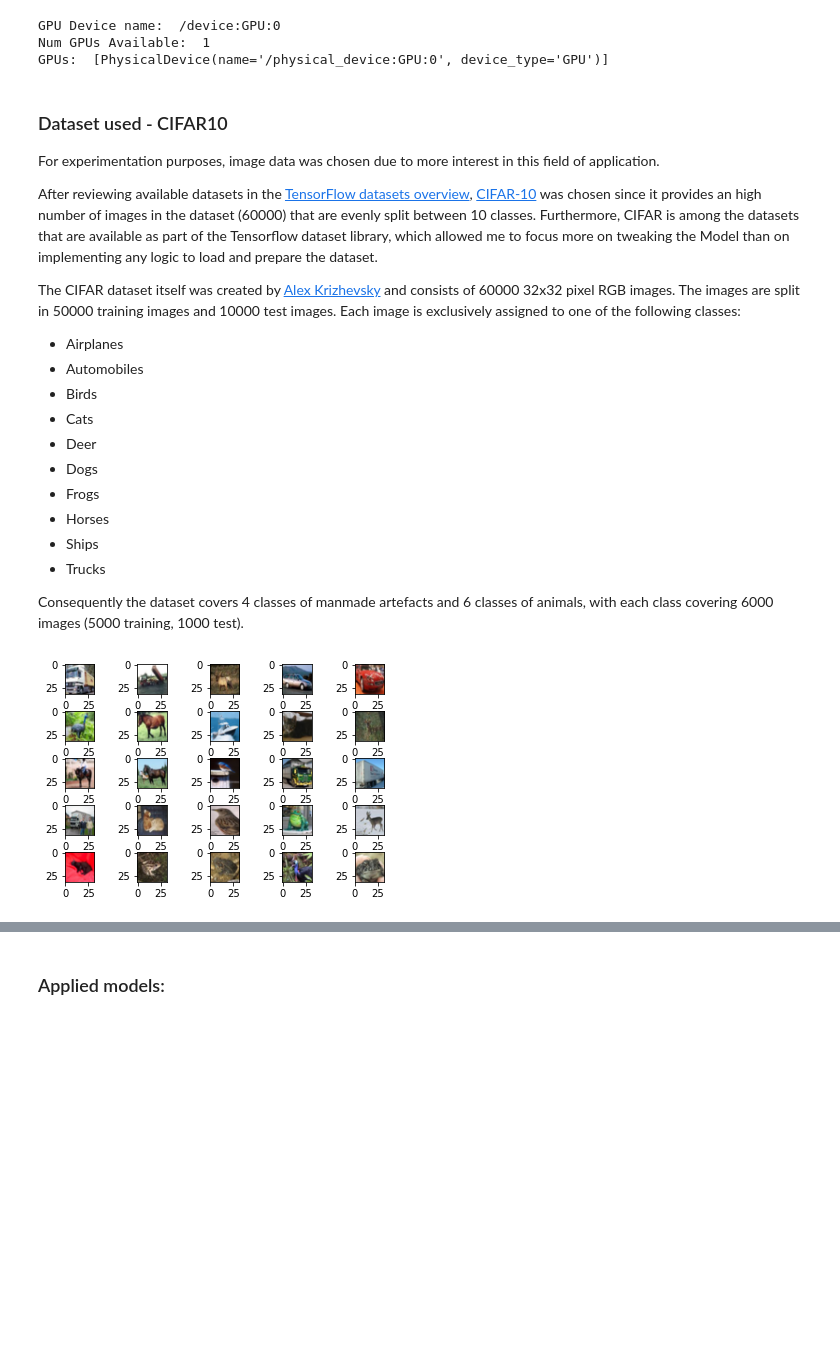
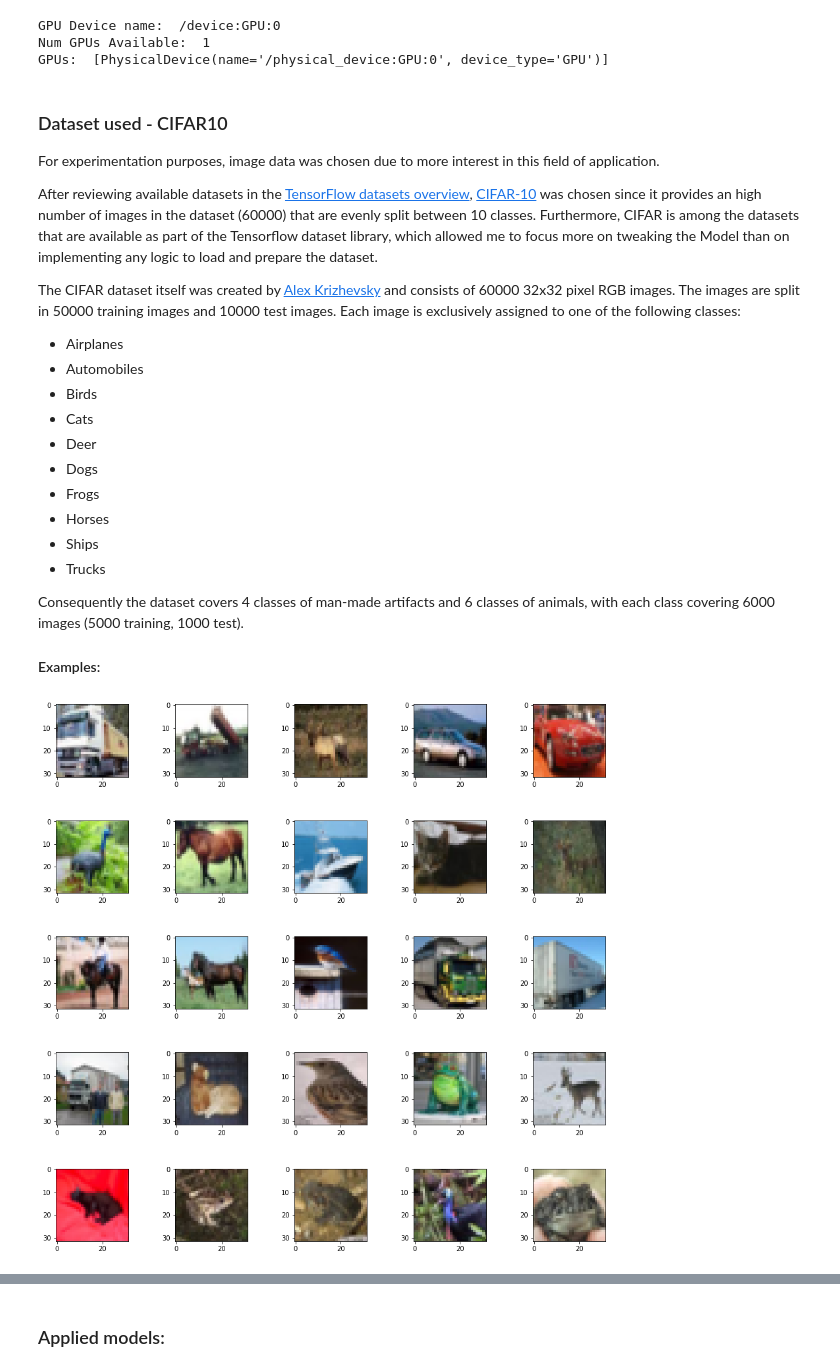
Before and after one commit to kocmana/tw_mle_exercise5, a Jupyter notebook: tw_mle_exercise5.ipynb, the cells around one changed output, grey strips where cells are left out. Drawn from its saved outputs; the diff is of its cells as text; code cells hidden in the pictures; blank space fills up the shorter version.

```diff
--- a/tw_mle_exercise5.ipynb
+++ b/tw_mle_exercise5.ipynb
@@ -99,29 +103,30 @@ Each image is exclusively assigned to one of the following classes:
 * Ships
 * Trucks
 
-Consequently the dataset covers 4 classes of manmade artefacts and 6 classes of animals, with each class covering 6000 images (5000 training, 1000 test).
+Consequently the dataset covers 4 classes of man-made artifacts and 6 classes of animals, with each class covering 6000 images (5000 training, 1000 test).
+
+#### Examples:
 # %%
 # load train and test dataset
 def load_dataset():
-    # load dataset
     (trainX, trainY), (testX, testY) = cifar10.load_data()
-    # one hot encode target values
+
     trainY = to_categorical(trainY)
     testY = to_categorical(testY)
     return trainX, trainY, testX, testY
 
 def show_example(data, number_of_items):
-    width = sqrt(number_of_items)
-    width = width if width == int(width) else int(width) + 1
-    fig = plt.figure()
+    size = sqrt(number_of_items)
+    size = size if size == int(size) else int(size) + 1
+    fig = plt.figure(figsize=(size*3,size*3))
     fig.subplots_adjust(hspace=0.6, wspace=0.6)
     for i in range(1, number_of_items+1):
-        sub = fig.add_subplot(width, width, i)
+        sub = fig.add_subplot(size, size, i)
         sub.imshow(data[i])
     plt.show()
 
 trainX, trainY, testX, testY = load_dataset()
 show_example(trainX, 25)
 # %% [output]
-[figure, old version]
+[figure, new version]
 # %% [markdown]
```
Also changed, not shown: parts of 21 cells of this notebook.
